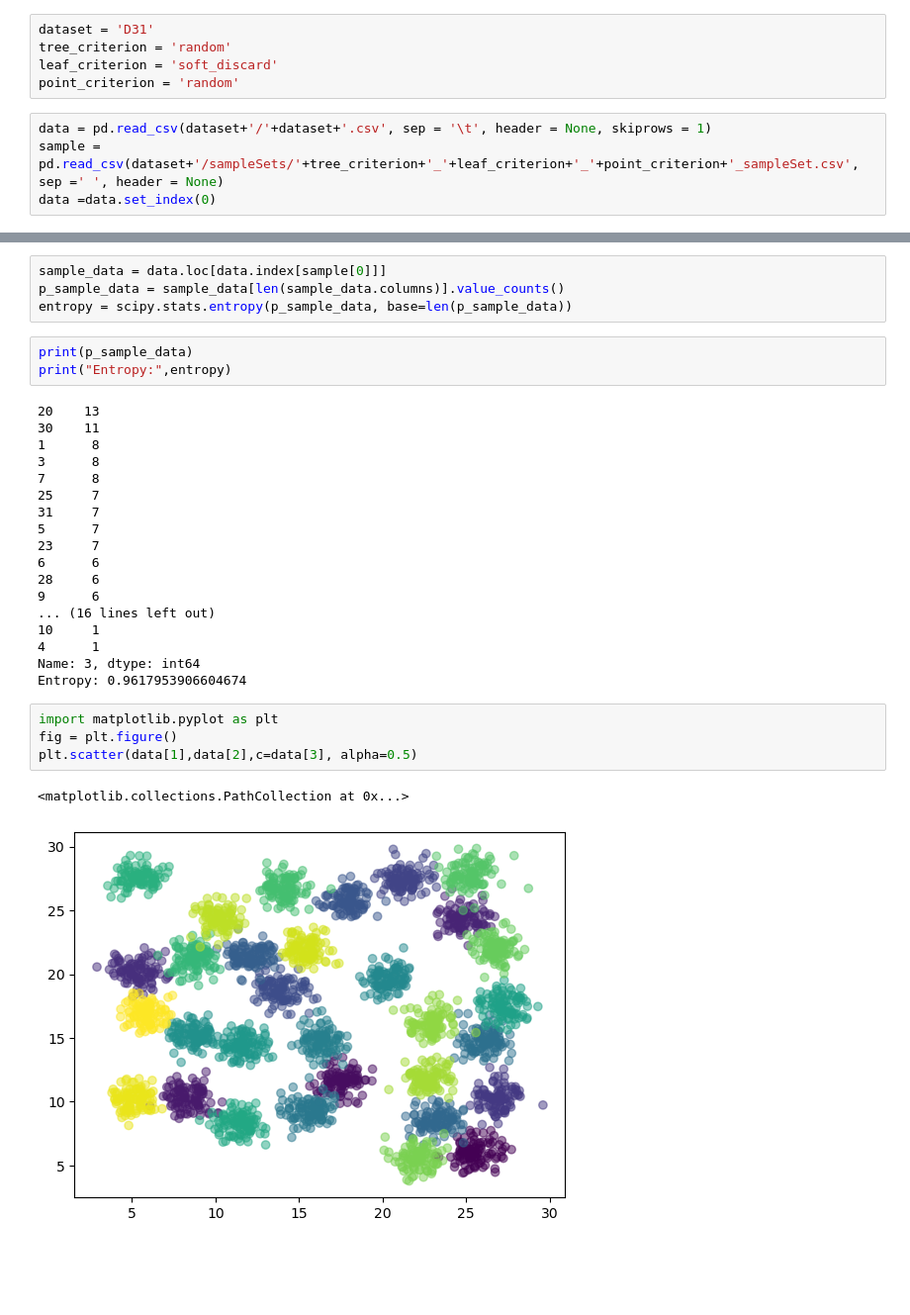
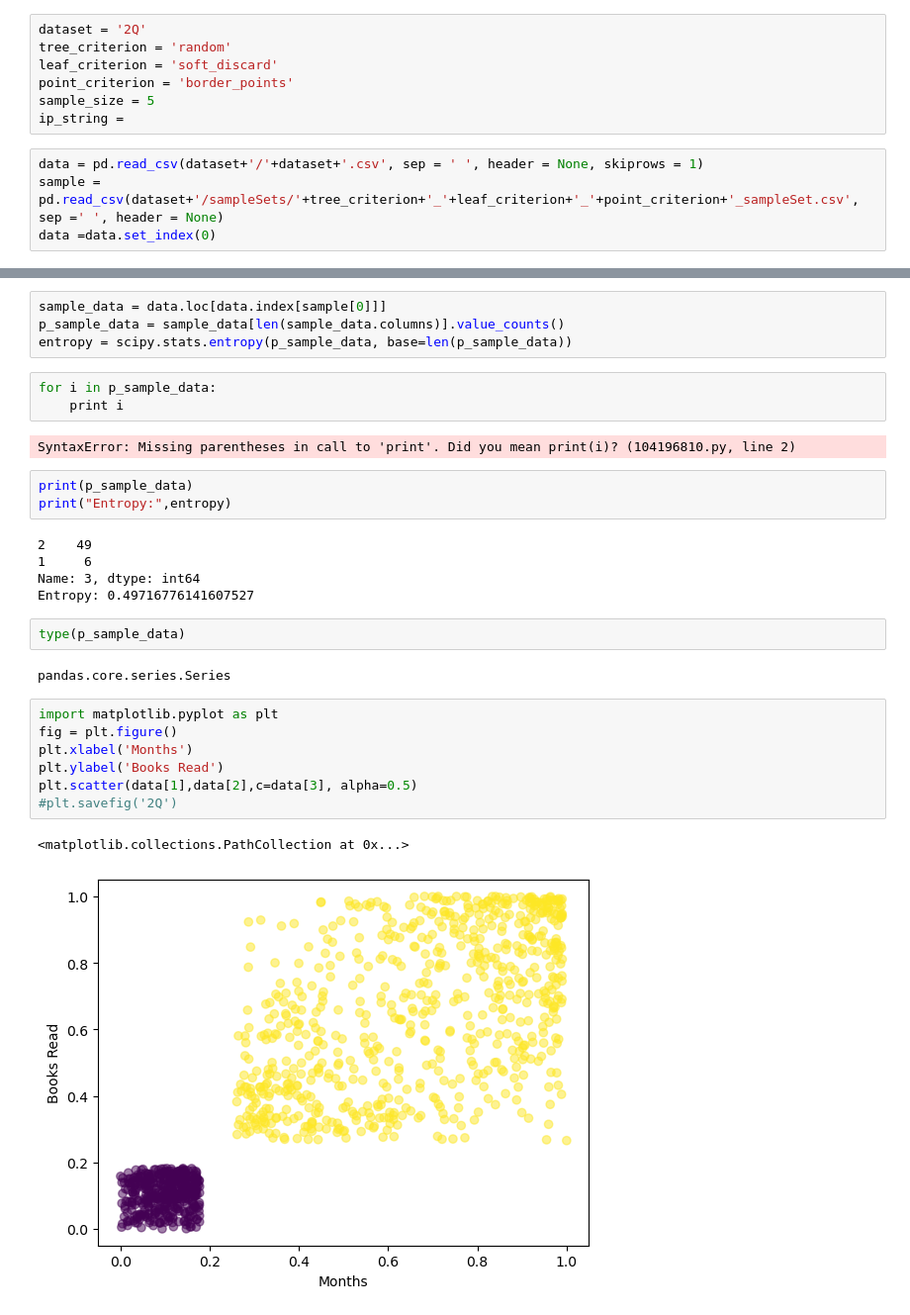
Before and after one commit to nidhiahl/if-sampling, a Jupyter notebook: entropy.ipynb, the cells around one changed output, grey strips where cells are left out. Shown: that part at 99% size. Drawn from its saved outputs; the diff is of its cells as text; blank space fills up the shorter version.

```diff
--- a/entropy.ipynb
+++ b/entropy.ipynb
@@ -3,11 +3,13 @@ import pandas as pd
 import numpy as np
 import scipy.stats
 # %%
-dataset = 'D31'
+dataset = '2Q'
 tree_criterion = 'random'
 leaf_criterion = 'soft_discard'
-point_criterion = 'random'
+point_criterion = 'border_points'
+sample_size = 5
+ip_string =
 # %%
-data = pd.read_csv(dataset+'/'+dataset+'.csv', sep = '\t', header = None, skiprows = 1)
+data = pd.read_csv(dataset+'/'+dataset+'.csv', sep = ' ', header = None, skiprows = 1)
 sample = pd.read_csv(dataset+'/sampleSets/'+tree_criterion+'_'+leaf_criterion+'_'+point_criterion+'_sampleSet.csv', sep =' ', header = None)
 data =data.set_index(0)
@@ -15,32 +34,31 @@ data =data.set_index(0)
 sample_data = data.loc[data.index[sample[0]]]
 p_sample_data = sample_data[len(sample_data.columns)].value_counts()
 entropy = scipy.stats.entropy(p_sample_data, base=len(p_sample_data))
+# %%
+for i in p_sample_data:
+	print i
+# %% [output]
+SyntaxError: Missing parentheses in call to 'print'. Did you mean print(i)? (104196810.py, line 2)
 # %%
 print(p_sample_data)
 print("Entropy:",entropy)
 # %% [output]
-20    13
-30    11
-1      8
-3      8
-7      8
-25     7
-31     7
-5      7
-23     7
-6      6
-28     6
-9      6
-... (16 lines left out)
-10     1
-4      1
+2    49
+1     6
 Name: 3, dtype: int64
-Entropy: 0.9617953906604674
+Entropy: 0.49716776141607527
+# %%
+type(p_sample_data)
+# %% [output]
+pandas.core.series.Series
 # %%
 import matplotlib.pyplot as plt
 fig = plt.figure()
+plt.xlabel('Months')
+plt.ylabel('Books Read')
 plt.scatter(data[1],data[2],c=data[3], alpha=0.5)
+#plt.savefig('2Q')
 # %% [output]
 <matplotlib.collections.PathCollection at 0x...>
-[figure, old version]
+[figure, new version]
 # %%
```
Also changed, not shown: parts of 2 cells of this notebook, 19 other files.
